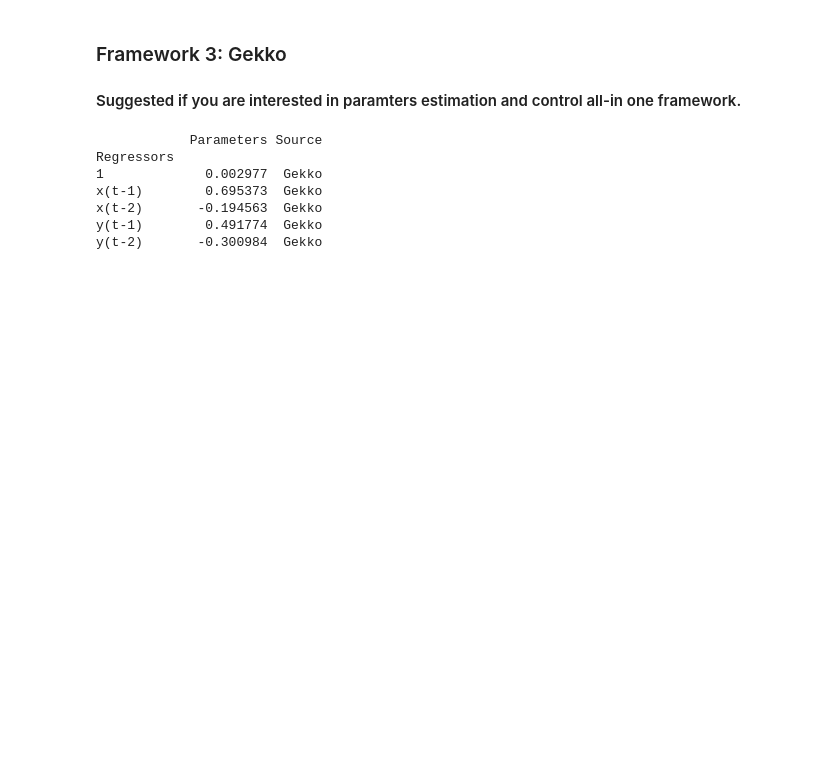
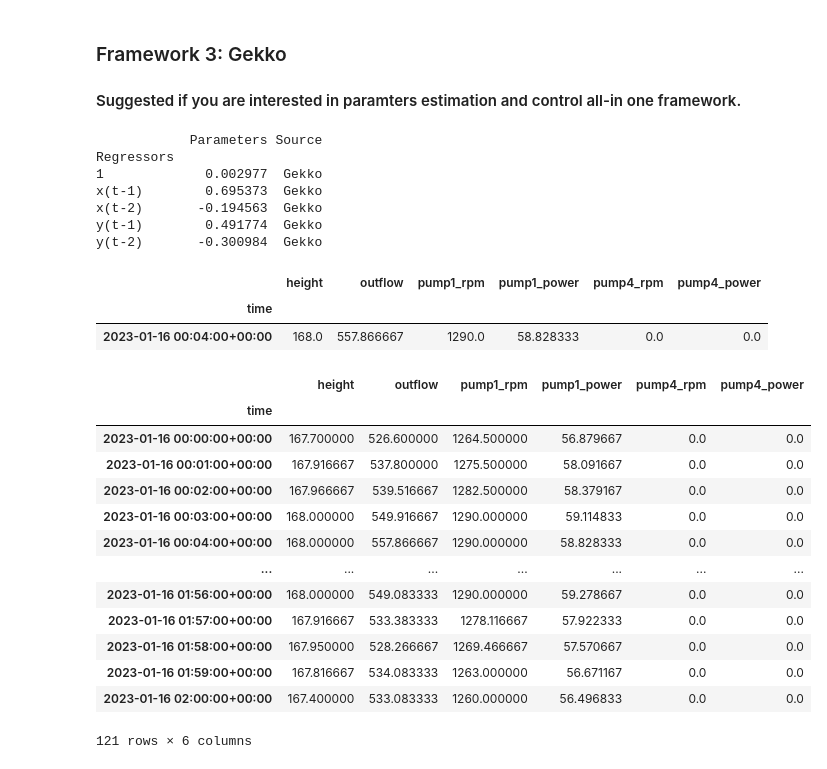
Before and after one commit to DTU-Teaching/Industrial-IoT-For-Digitization-Of-Electronic-Assets-2025, a Jupyter notebook: Module 3/code/fit_arx_model.ipynb, the cells around one changed output. Drawn from its saved outputs; the diff is of its cells as text; code cells hidden in the pictures; blank space fills up the shorter version.

```diff
--- a/Module 3/code/fit_arx_model.ipynb
+++ b/Module 3/code/fit_arx_model.ipynb
@@ -331,0 +336,27 @@ y(t-2)       -0.300984  Gekko
+# %%
+data = pd.read_parquet("data/pump_station_data.parquet")
+# %%
+data = data.resample("1min").mean()
+# %%
+data[data.index == '2023-01-16 00:04:00+00:00']
+# %% [output]
+|  | height | outflow | pump1_rpm | pump1_power | pump4_rpm | pump4_power |
+| time |  |  |  |  |  |  |
+| 2023-01-16 00:04:00+00:00 | 168.0 | 557.866667 | 1290.0 | 58.828333 | 0.0 | 0.0 |
+# %%
+data[(data.index >= '2023-01-16 00:00:00') & (data.index <= '2023-01-16 02:00:00')]
+# %% [output]
+|  | height | outflow | pump1_rpm | pump1_power | pump4_rpm | pump4_power |
+| time |  |  |  |  |  |  |
+| 2023-01-16 00:00:00+00:00 | 167.700000 | 526.600000 | 1264.500000 | 56.879667 | 0.0 | 0.0 |
+| 2023-01-16 00:01:00+00:00 | 167.916667 | 537.800000 | 1275.500000 | 58.091667 | 0.0 | 0.0 |
+| 2023-01-16 00:02:00+00:00 | 167.966667 | 539.516667 | 1282.500000 | 58.379167 | 0.0 | 0.0 |
+| 2023-01-16 00:03:00+00:00 | 168.000000 | 549.916667 | 1290.000000 | 59.114833 | 0.0 | 0.0 |
+| 2023-01-16 00:04:00+00:00 | 168.000000 | 557.866667 | 1290.000000 | 58.828333 | 0.0 | 0.0 |
+| ... | ... | ... | ... | ... | ... | ... |
+| 2023-01-16 01:56:00+00:00 | 168.000000 | 549.083333 | 1290.000000 | 59.278667 | 0.0 | 0.0 |
+| 2023-01-16 01:57:00+00:00 | 167.916667 | 533.383333 | 1278.116667 | 57.922333 | 0.0 | 0.0 |
+| 2023-01-16 01:58:00+00:00 | 167.950000 | 528.266667 | 1269.466667 | 57.570667 | 0.0 | 0.0 |
+| 2023-01-16 01:59:00+00:00 | 167.816667 | 534.083333 | 1263.000000 | 56.671167 | 0.0 | 0.0 |
+| 2023-01-16 02:00:00+00:00 | 167.400000 | 533.083333 | 1260.000000 | 56.496833 | 0.0 | 0.0 |
+121 rows × 6 columns
```
Also changed, not shown: parts of 5 cells of this notebook, 1 other file.
